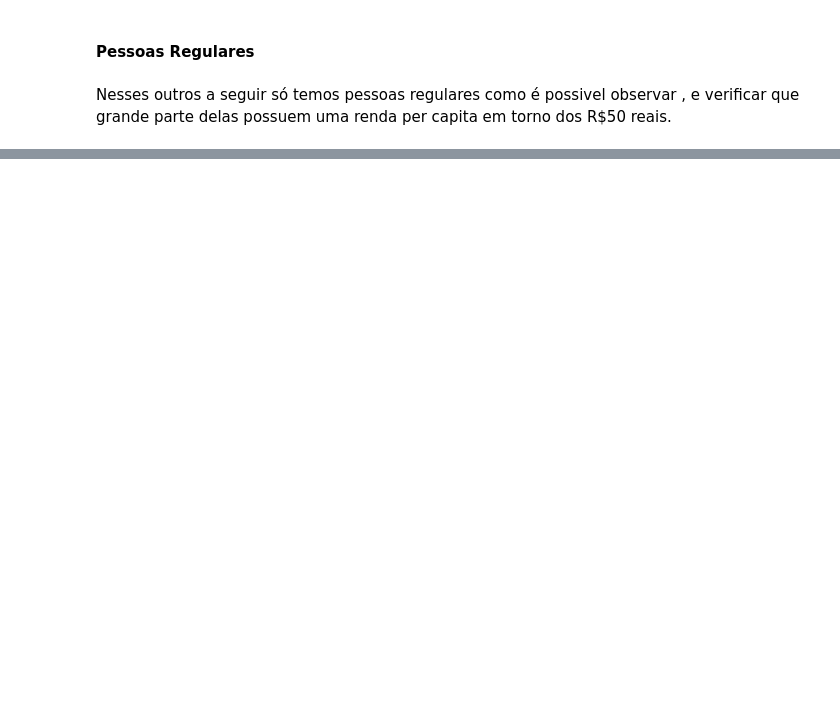
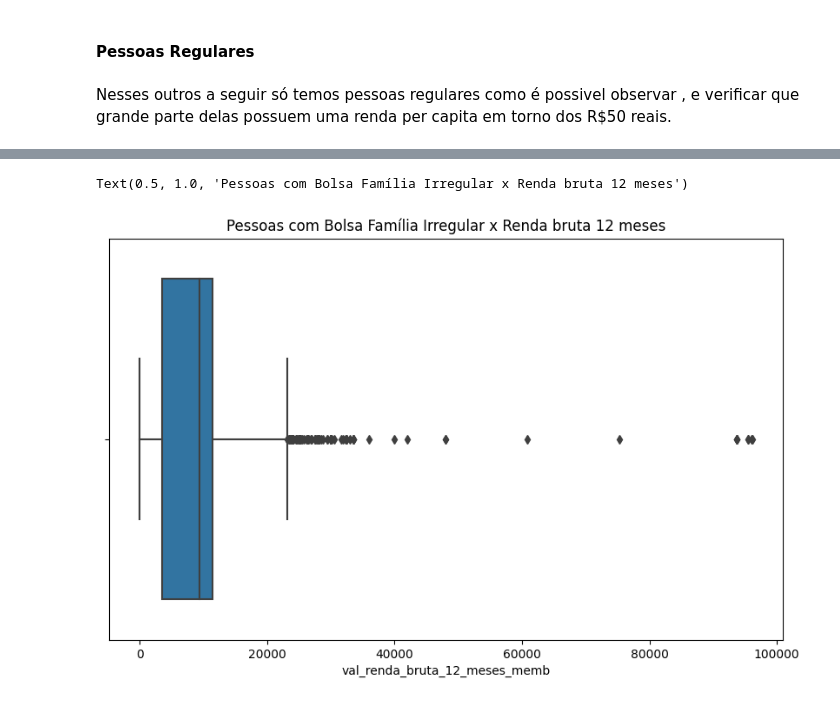
Before and after one commit to Jownao/dive_datascience, a Jupyter notebook: lab/03_Analise_dados_bolsa_familia.ipynb, the cells around one changed output, grey strips where cells are left out. Drawn from its saved outputs; the diff is of its cells as text; code cells hidden in the pictures; blank space fills up the shorter version.

```diff
--- a/lab/03_Analise_dados_bolsa_familia.ipynb
+++ b/lab/03_Analise_dados_bolsa_familia.ipynb
@@ -861 +729,7 @@ Text(0.5, 1.0, 'Pessoas com bolsa REGULAR x Renda bruta 12 meses')
 [figure]
+# %%
+barplot = sns.boxplot(datapIRB['val_renda_bruta_12_meses_memb'])
+plt.title('Pessoas com Bolsa Família Irregular x Renda bruta 12 meses')
+# %% [output]
+Text(0.5, 1.0, 'Pessoas com Bolsa Família Irregular x Renda bruta 12 meses')
+[figure, added]
```
Also changed, not shown: parts of 32 cells of this notebook.
